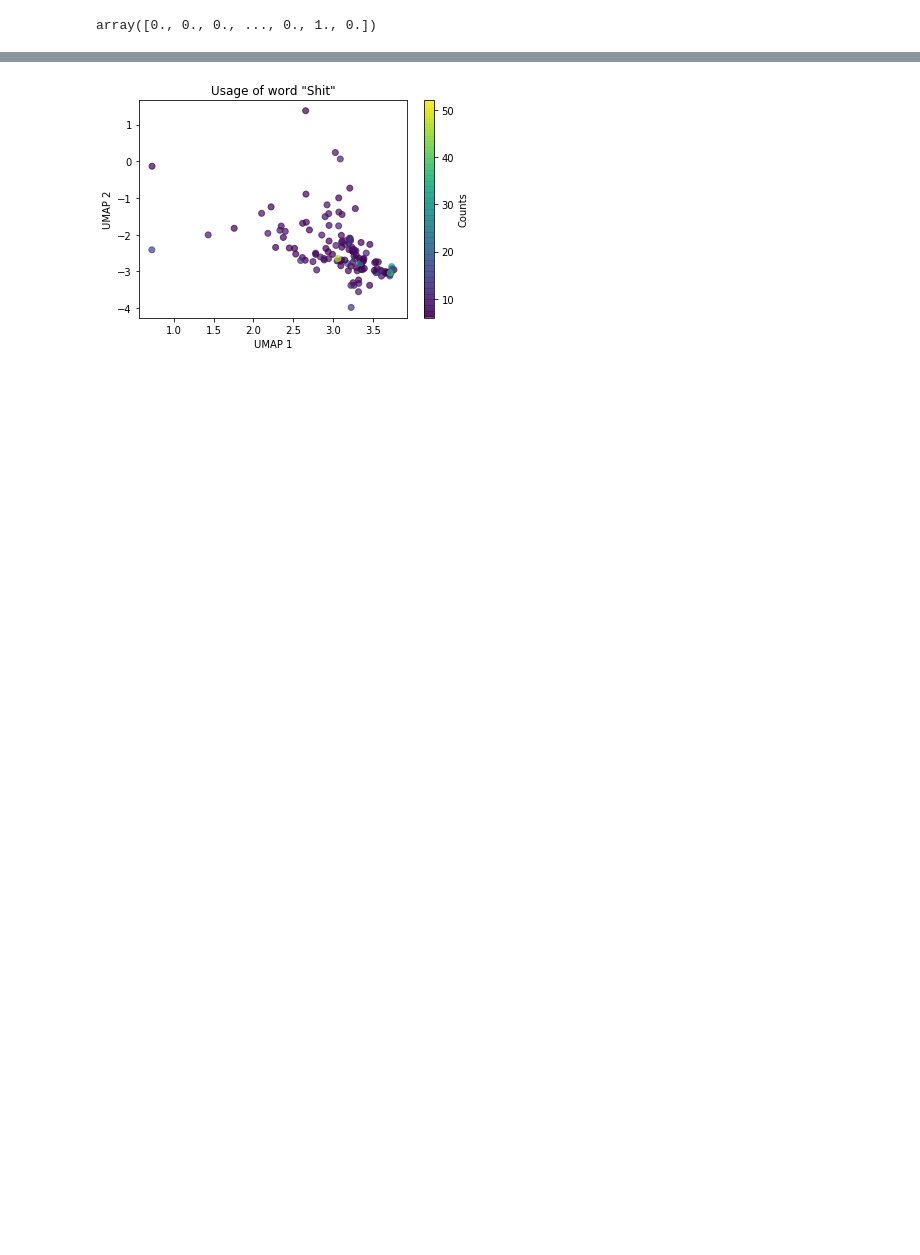
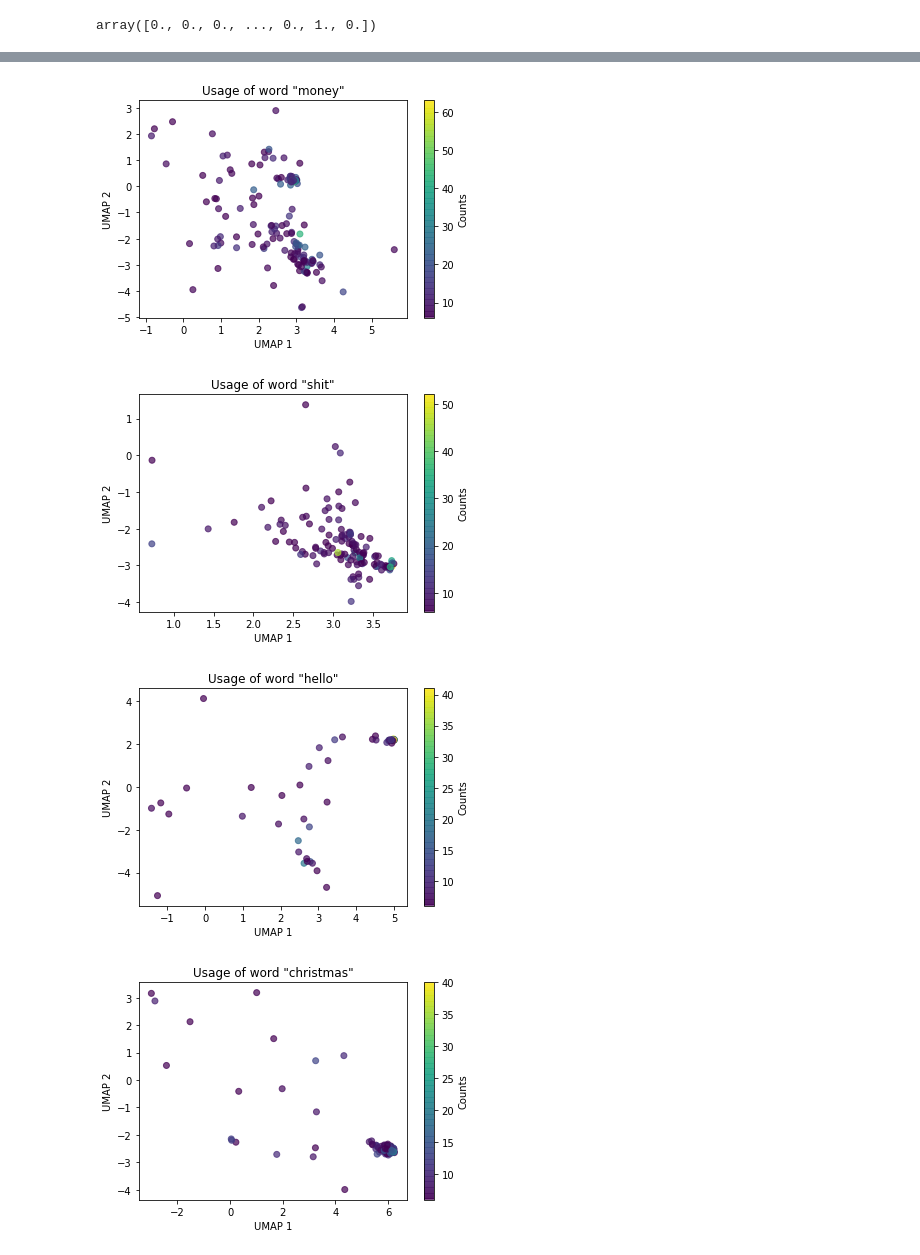
Before and after one commit to alpakpinar/genreGenius, a Jupyter notebook: count_visualize.ipynb, the cells around one changed output, grey strips where cells are left out. Drawn from its saved outputs; the diff is of its cells as text; code cells hidden in the pictures; blank space fills up the shorter version.

Commit message:
Wrap the functionality inside a plotting function

```diff
--- a/count_visualize.ipynb
+++ b/count_visualize.ipynb
@@ -56,21 +61,10 @@ plt.show()
-# %%
-# Do the same for the other word
-fig = plt.figure()
-ax = plt.subplot(1,1,1)
-plt.scatter(
-    umap_data_shit[:,0],
-    umap_data_shit[:,1],
-    c=counts_shit_clean,
-    cmap='viridis',
-    alpha=0.7
-)
-ax.set_xlabel('UMAP 1')
-ax.set_ylabel('UMAP 2')
-ax.set_title('Usage of word "Shit"')
-cbar = plt.colorbar()
-cbar.set_label('Counts')
-#fig.savefig('./visualizations/shit_plot.png')
-plt.show()
-# %% [output]
-[figure, removed]
+# %%
+words = ['money', 'shit', 'hello', 'christmas']
+for word in words:
+    scatter_plot(count_data, umap_data, word)
+# %% [output]
+[figure, added]
+[figure, added]
+[figure, added]
+[figure, added]
 # %% [markdown]
```
Also changed, not shown: parts of 4 cells of this notebook.
